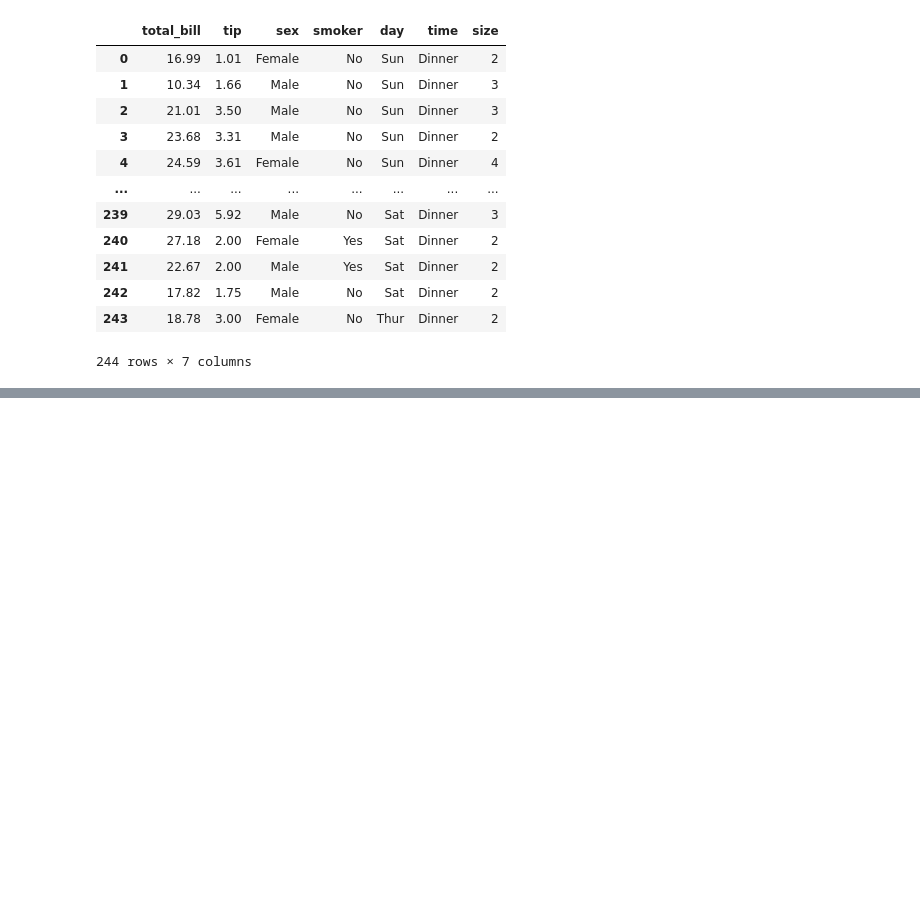
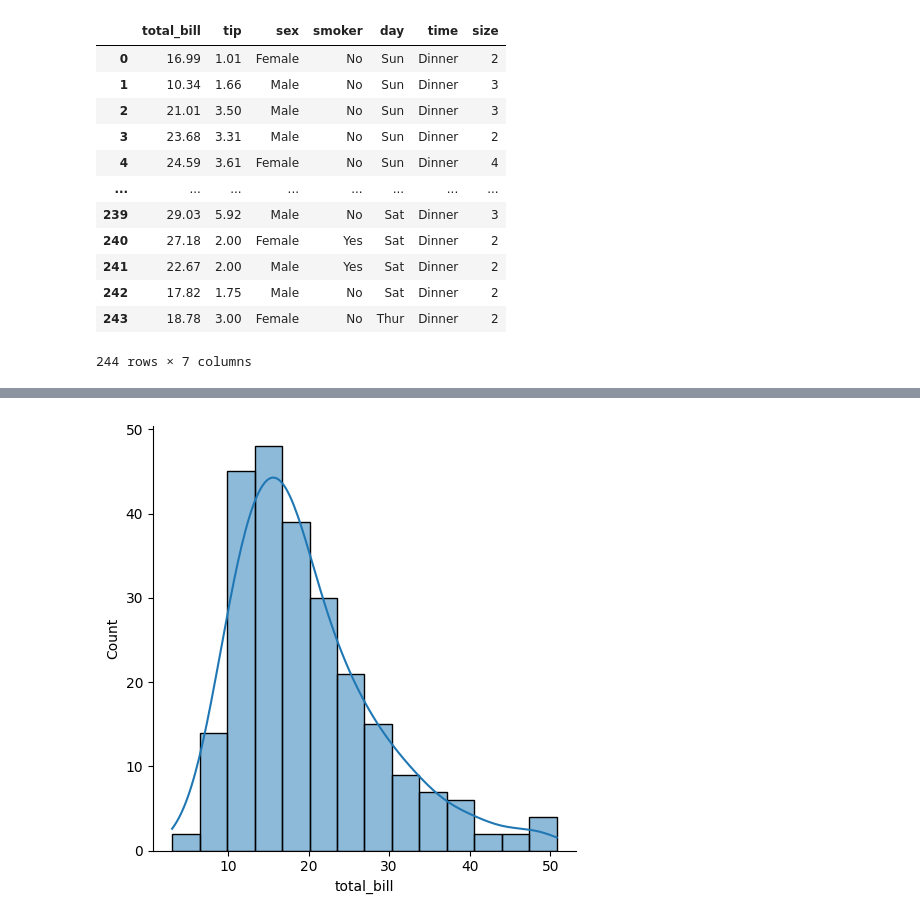
Before and after one commit to ludiemert/Advanced_Data_Visualization_Seaborn, a Jupyter notebook: 4_Advanced_Data_Visualization_Seaborn/Seaborn.ipynb, the cells around one changed output, grey strips where cells are left out. Saved outputs shown, nothing was run; the diff lists cells and outputs as text; code cells hidden in the pictures; blank space fills up the shorter version.

```diff
--- a/4_Advanced_Data_Visualization_Seaborn/Seaborn.ipynb
+++ b/4_Advanced_Data_Visualization_Seaborn/Seaborn.ipynb
@@ -30,0 +38,14 @@ tips # conjunto de dados de um restaurante
+# %%
+import seaborn as sns
+import matplotlib.pyplot as plt
+
+tips = sns.load_dataset("tips")
+
+sns.displot(tips['total_bill'], kde=True)
+# A curva que você quer é uma curva de densidade (KDE), não apenas histograma
+# Por padrão, sns.displot() mostra histograma.
+# Se quiser a curva suave de estatística, ative o kde=True:
+
+plt.show()
+# %% [output]
+[figure, added]
```
Also changed, not shown: parts of 11 cells of this notebook.
